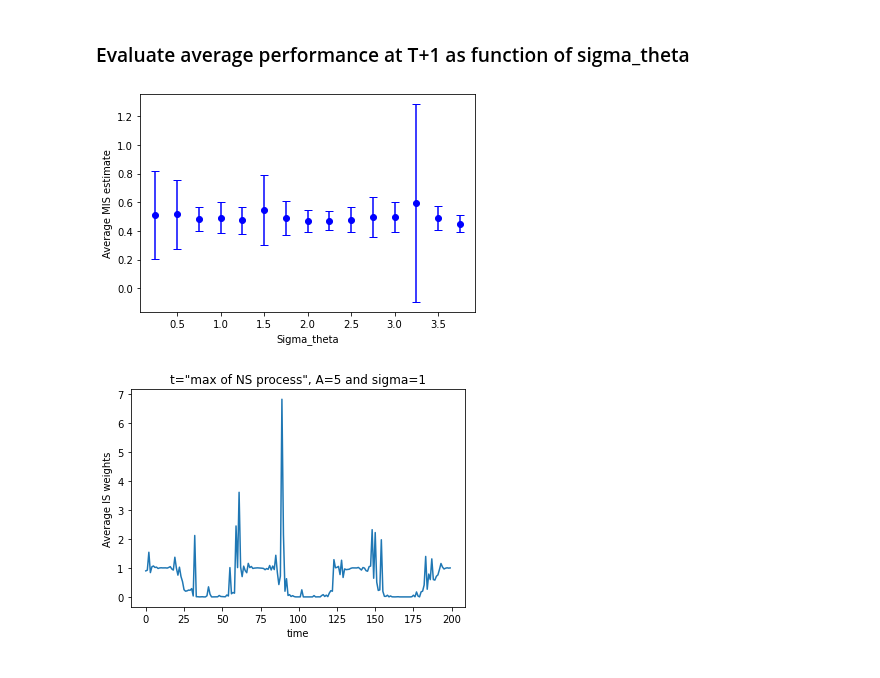
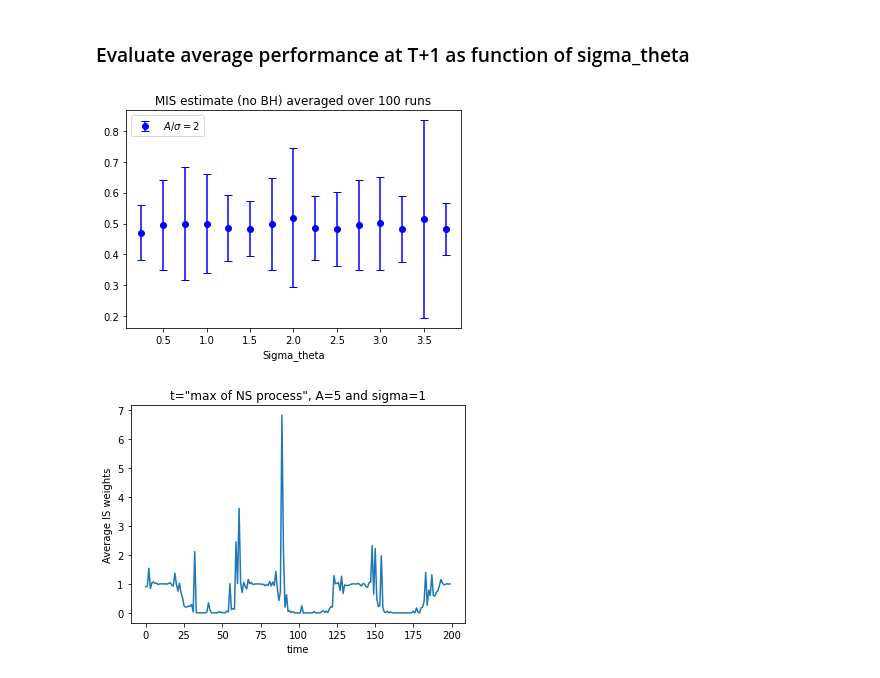
Before and after one commit to francescovidaich964/Como_lake, a Jupyter notebook: bandit_tests/non-stat_contextual_bandits.ipynb, the cells around one changed output. Saved outputs shown, nothing was run; the diff lists cells and outputs as text; code cells hidden in the pictures.

```diff
--- a/bandit_tests/non-stat_contextual_bandits.ipynb
+++ b/bandit_tests/non-stat_contextual_bandits.ipynb
@@ -658,7 +658,7 @@ alpha = 190
 beta = 1
 sigma_values = np.arange(0.25, 4 , 0.25)
 A_sigma_ratio = 2
-replicas = 50
+replicas = 100
 
 performances = np.zeros((len(sigma_values),replicas))
 
@@ -677,13 +677,14 @@ for i in range(len(sigma_values)):
 # %%
 ### Plot results
 avg_estims = performances.mean(axis=1)
 stds = performances.std(axis=1)
-plt.errorbar(sigma_values, avg_estims, yerr=stds, fmt='bo', capsize=4)
+plt.errorbar(sigma_values, avg_estims, yerr=stds, fmt='bo', capsize=4, label='$A/\sigma=$'+str(A_sigma_ratio))
 plt.xlabel('Sigma_theta')
-plt.ylabel('Average MIS estimate')
+plt.title('MIS estimate (no BH) averaged over 100 runs')
+plt.legend()
 plt.show()
 # %% [output]
-[figure, old version]
+[figure, new version]
 # %%
 ### Compute average IS weights (t=251 for 0, t=236 for max)
 t = 236
```
Also changed, not shown: parts of 2 cells of this notebook.
